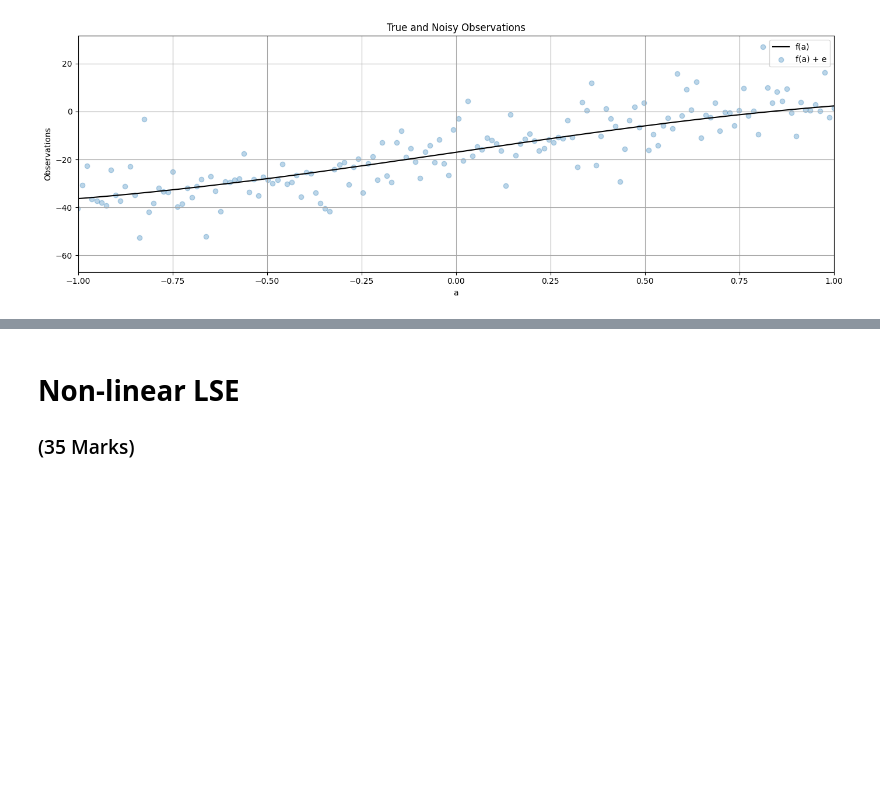
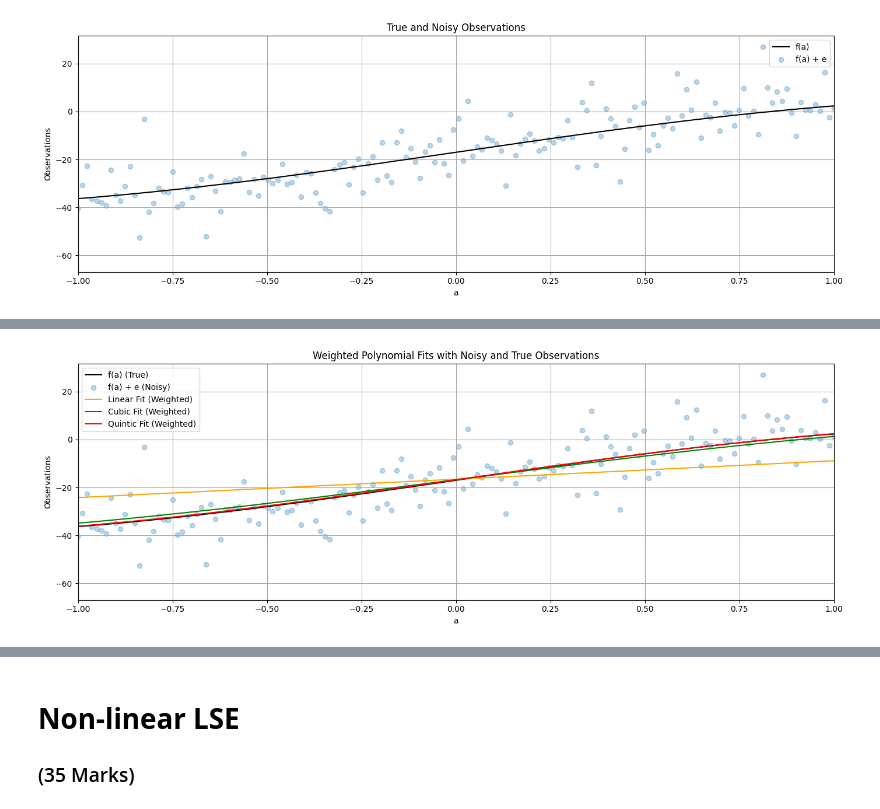
Before and after one commit to hnormanyo/engg680_2024_fall, a Jupyter notebook: Lab_Assignment2/Assignment2.ipynb, the cells around one changed output, grey strips where cells are left out. Cells and saved outputs as stored; diff of their text form; code cells hidden in the pictures; blank space fills up the shorter version.

```diff
--- a/Lab_Assignment2/Assignment2.ipynb
+++ b/Lab_Assignment2/Assignment2.ipynb
@@ -200,4 +252,4 @@ fig.tight_layout()
 # now, let's define the P matrix with the proper weights of observation
 # use the variance of observation l_var, define P matrix
 # (1 mark)
-P = #...
+P = np.diag(1 / l_var)
@@ -213,0 +256,75 @@ P = #...
+# %%
+# step 13
+# repeat the steps 6-10, using the proper P matrix
+# (10 marks)
+
+# Step 6: Call fit_polynomial_curve with different polynomial degrees using the proper P matrix
+# Polynomial degree 1 (with weighted P)
+x_deg1_w, cov_x_deg1_w, apv_deg1_w, v_deg1_w = fit_polynomial_curve(a, l, P, deg=1)
+
+# Polynomial degree 3 (with weighted P)
+x_deg3_w, cov_x_deg3_w, apv_deg3_w, v_deg3_w = fit_polynomial_curve(a, l, P, deg=3)
+
+# Polynomial degree 5 (with weighted P)
+x_deg5_w, cov_x_deg5_w, apv_deg5_w, v_deg5_w = fit_polynomial_curve(a, l, P, deg=5)
+
+# Step 7: Construct polynomial functions using the estimated coefficients (weighted)
+
+# For degree 1 (line: linear polynomial)
+line_w = np.polyval(np.flip(x_deg1_w), a)
+
+# For degree 3 (cubic polynomial)
+cubic_w = np.polyval(np.flip(x_deg3_w), a)
+
+# For degree 5 (quintic polynomial)
+quintic_w = np.polyval(np.flip(x_deg5_w), a)
+
+# Step 8: Plot the weighted polynomials, noisy observations, and true observations
+
+fig, ax = plt.subplots(nrows=1, ncols=1, figsize=(14, 5))
+
+ax.plot(a, l_true, label="f(a) (True)", color='k')
+
+ax.scatter(a, l, label="f(a) + e (Noisy)", color='tab:blue', marker='o', alpha=0.3)
+
+ax.plot(a, line_w, label="Linear Fit (Weighted)", color='orange')
+ax.plot(a, cubic_w, label="Cubic Fit (Weighted)", color='green')
+ax.plot(a, quintic_w, label="Quintic Fit (Weighted)", color='red')
+
+ax.set_xlabel('a')
+ax.set_ylabel('Observations')
+
+ax.set_title('Weighted Polynomial Fits with Noisy and True Observations')
+
+ax.legend()
+
+ax.set_xlim([-1, 1])
+
+ax.grid(True, which='both', ls='-', color='0.65')
+
+fig.tight_layout()
+
+plt.show()
+
+# Step 9: Print the a posteriori variance factor for each polynomial degree (weighted)
+
+print("A posteriori variance factor for Linear Fit (Weighted, deg 1):", apv_deg1_w)
+print("A posteriori variance factor for Cubic Fit (Weighted, deg 3):", apv_deg3_w)
+print("A posteriori variance factor for Quintic Fit (Weighted, deg 5):", apv_deg5_w)
+
+# Step 10: Compute and print the norm between predicted and true observations (weighted)
+
+# Compute the norm for the Linear fit (weighted)
+norm_linear_w = np.linalg.norm(line_w - l_true)
+
+# Compute the norm for the Cubic fit (weighted)
+norm_cubic_w = np.linalg.norm(cubic_w - l_true)
+
+# Compute the norm for the Quintic fit (weighted)
+norm_quintic_w = np.linalg.norm(quintic_w - l_true)
+
+print("Norm between Linear Fit (Weighted) and True Observations:", norm_linear_w)
+print("Norm between Cubic Fit (Weighted) and True Observations:", norm_cubic_w)
+print("Norm between Quintic Fit (Weighted) and True Observations:", norm_quintic_w)
+# %% [output]
+[figure, added]
```
Also changed, not shown: parts of 8 cells of this notebook.
